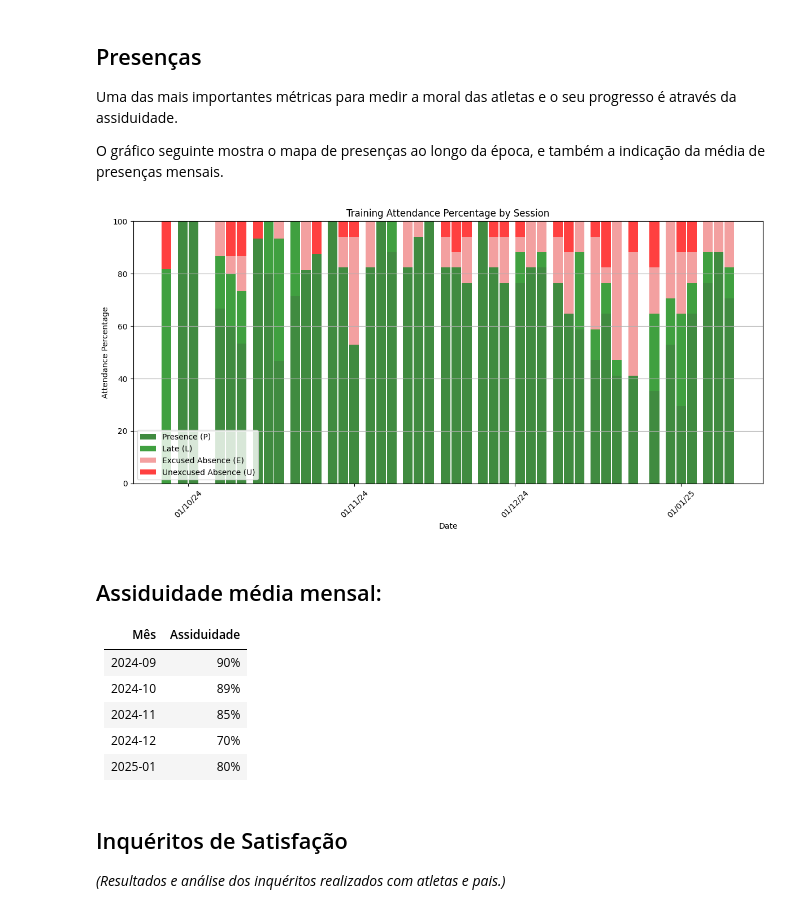
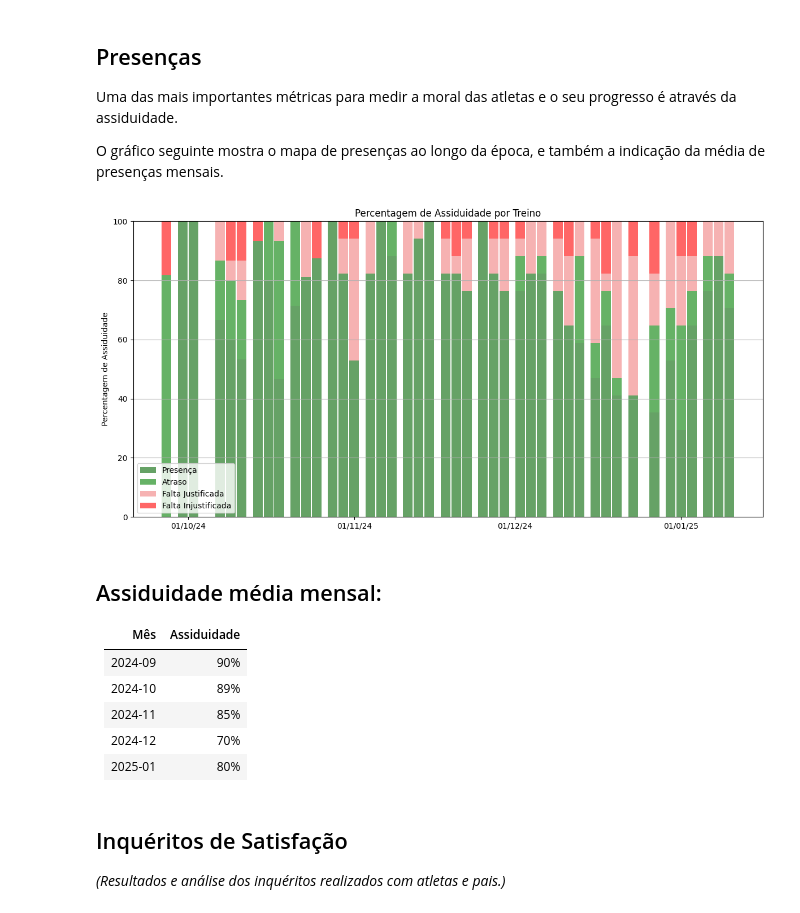
Before and after one commit to pmalves/coach-report-lv1, a Jupyter notebook: Dossier_de_Estágio_Pedro_Alves.ipynb, the cells around one changed output. Cells and saved outputs as stored; diff of their text form; code cells hidden in the pictures.

```diff
--- a/Dossier_de_Estágio_Pedro_Alves.ipynb
+++ b/Dossier_de_Estágio_Pedro_Alves.ipynb
@@ -504,19 +504,19 @@ plt.figure(figsize=(12, 6))
 
 # Adjust the 'width' parameter here
 bar_width = 1.8  # Adjust this value to control bar width
-alpha = 0.75
+alpha = 0.6
 
 # Plot each attendance type as a stacked bar with specified width
-plt.bar(session_summary['Date'], session_summary['P'], color='darkgreen', alpha=alpha, label='Presence (P)', width=bar_width)
-plt.bar(session_summary['Date'], session_summary['L'], bottom=session_summary['P'], color='green', alpha=alpha, label='Late (L)', width=bar_width)
-plt.bar(session_summary['Date'], session_summary['E'], bottom=session_summary['P'] + session_summary['L'], alpha=alpha, color='lightcoral', label='Excused Absence (E)', width=bar_width)
-plt.bar(session_summary['Date'], session_summary['U'], bottom=session_summary['P'] + session_summary['L'] + session_summary['E'], color='red', alpha=alpha, label='Unexcused Absence (U)', width=bar_width)
+plt.bar(session_summary['Date'], session_summary['P'], color='darkgreen', alpha=alpha, label='Presença', width=bar_width)
+plt.bar(session_summary['Date'], session_summary['L'], bottom=session_summary['P'], color='green', alpha=alpha, label='Atraso', width=bar_width)
+plt.bar(session_summary['Date'], session_summary['E'], bottom=session_summary['P'] + session_summary['L'], alpha=alpha, color='lightcoral', label='Falta Justificada', width=bar_width)
+plt.bar(session_summary['Date'], session_summary['U'], bottom=session_summary['P'] + session_summary['L'] + session_summary['E'], color='red', alpha=alpha, label='Falta Injustificada', width=bar_width)
 
 # Customize the chart
-plt.title('Training Attendance Percentage by Session')
-plt.xlabel('Date')
-plt.ylabel('Attendance Percentage')
-plt.xticks(rotation=45)
+plt.title('Percentagem de Assiduidade por Treino')
+# plt.xlabel('Dat')
+plt.ylabel('Percentagem de Assiduidade')
+# plt.xticks(rotation=45)
 plt.ylim(0, 100)
 plt.gca().xaxis.set_major_formatter(mdates.DateFormatter('%d/%m/%y'))
 plt.gca().xaxis.set_major_locator(mdates.MonthLocator())
@@ -525,34 +525,34 @@ plt.legend()
 plt.tight_layout()
 
 # Show the chart
 plt.show()
 
 
 # 1. Convert 'Date' column to datetime objects
 session_summary['Date'] = pd.to_datetime(session_summary['Date'])
 
 # 2. Calculate Total Attendance (P + L) for each session
 session_summary['Total Attendance'] = session_summary['P'] + session_summary['L']
 
 # 3. Group by month and calculate the average of 'Total Attendance'
 monthly_attendance = session_summary.groupby(session_summary['Date'].dt.to_period('M'))['Total Attendance'].mean()
 
 # 4. Reset index to make 'Date' a regular column
 monthly_attendance = monthly_attendance.reset_index()
 
 # 5. Rename columns for better readability
 monthly_attendance.columns = ['Mês', 'Assiduidade']
 
 # --- Updated part ---
 # 6. Round 'Average Attendance' to the nearest integer and add '%'
 monthly_attendance['Assiduidade'] = monthly_attendance['Assiduidade'].astype(int).astype(str) + '%'
 # --- End of updated part ---
 
 # 7. Display the Markdown table
 monthly_attendance_md = monthly_attendance.to_markdown(index=False)
 display(Markdown(f"## Assiduidade média mensal:\n\n{monthly_attendance_md}"))
 # %% [output]
-[figure, old version]
+[figure, new version]
 ## Assiduidade média mensal:
 
 | Mês     | Assiduidade   |
```
Also changed, not shown: parts of 1 cell of this notebook.
